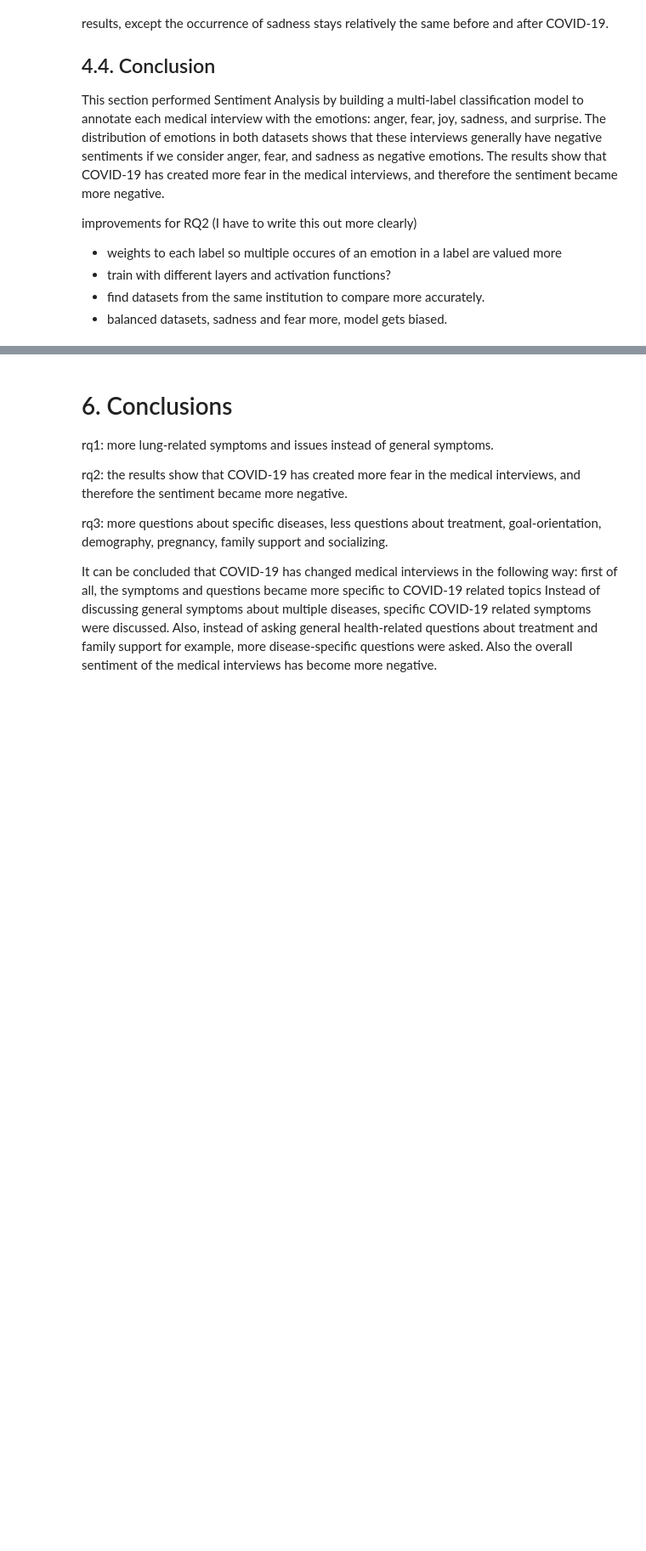
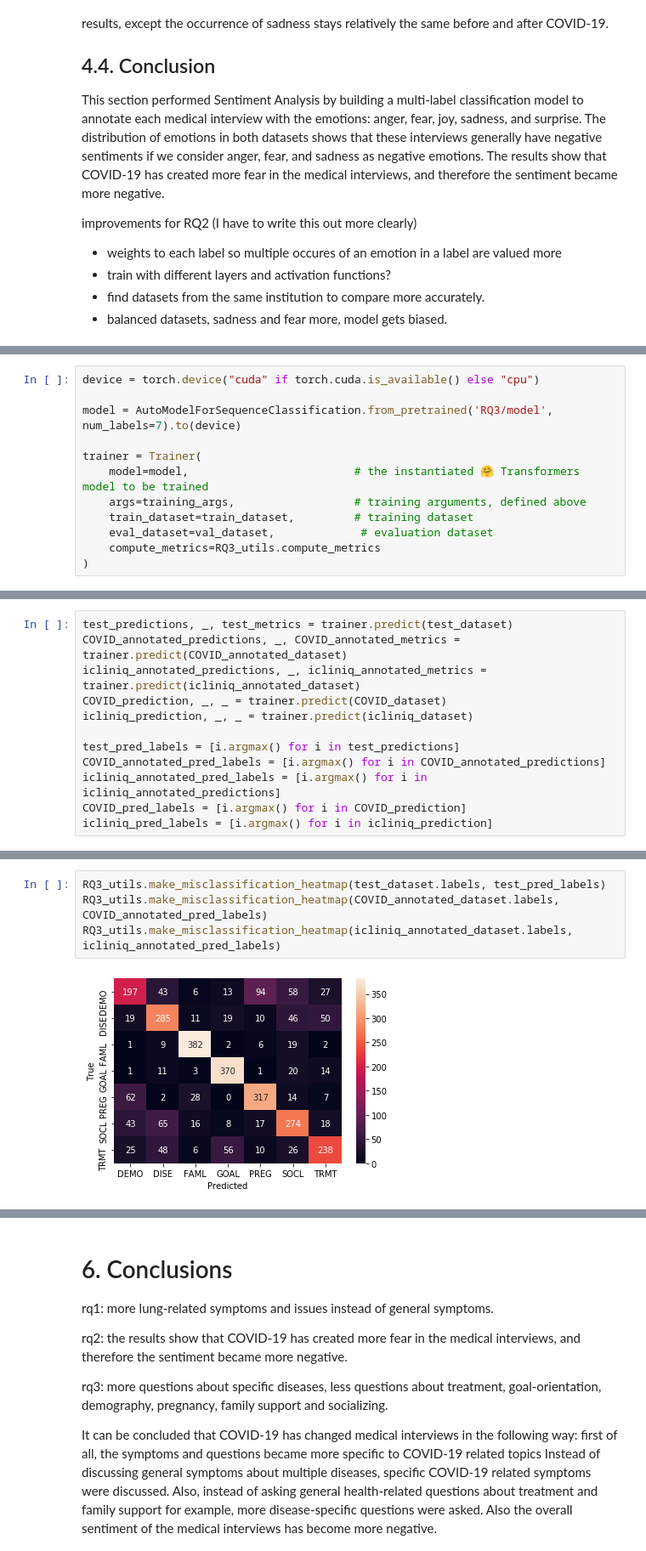
Before and after one commit to dilaratank/LSDP2021-Group2, a Jupyter notebook: LSPD-group2.ipynb, the cells around one changed output, grey strips where cells are left out. Shown at 85% size. Drawn from its saved outputs; the diff is of its cells as text; blank space fills up the shorter version.

```diff
--- a/LSPD-group2.ipynb
+++ b/LSPD-group2.ipynb
@@ -682,0 +859,12 @@ improvements for RQ2 (I have to write this out more clearly)
+# %%
+device = torch.device("cuda" if torch.cuda.is_available() else "cpu")
+
+model = AutoModelForSequenceClassification.from_pretrained('RQ3/model', num_labels=7).to(device)
+
+trainer = Trainer(
+    model=model,                         # the instantiated 🤗 Transformers model to be trained
+    args=training_args,                  # training arguments, defined above
+    train_dataset=train_dataset,         # training dataset
+    eval_dataset=val_dataset,             # evaluation dataset
+    compute_metrics=RQ3_utils.compute_metrics
+)
@@ -682,0 +885,12 @@ improvements for RQ2 (I have to write this out more clearly)
+# %%
+test_predictions, _, test_metrics = trainer.predict(test_dataset)
+COVID_annotated_predictions, _, COVID_annotated_metrics = trainer.predict(COVID_annotated_dataset)
+icliniq_annotated_predictions, _, icliniq_annotated_metrics = trainer.predict(icliniq_annotated_dataset)
+COVID_prediction, _, _ = trainer.predict(COVID_dataset)
+icliniq_prediction, _, _ = trainer.predict(icliniq_dataset)
+
+test_pred_labels = [i.argmax() for i in test_predictions]
+COVID_annotated_pred_labels = [i.argmax() for i in COVID_annotated_predictions]
+icliniq_annotated_pred_labels = [i.argmax() for i in icliniq_annotated_predictions]
+COVID_pred_labels = [i.argmax() for i in COVID_prediction]
+icliniq_pred_labels = [i.argmax() for i in icliniq_prediction]
@@ -682,0 +946,6 @@ improvements for RQ2 (I have to write this out more clearly)
+# %%
+RQ3_utils.make_misclassification_heatmap(test_dataset.labels, test_pred_labels)
+RQ3_utils.make_misclassification_heatmap(COVID_annotated_dataset.labels, COVID_annotated_pred_labels)
+RQ3_utils.make_misclassification_heatmap(icliniq_annotated_dataset.labels, icliniq_annotated_pred_labels)
+# %% [output]
+[figure, added]
```
Also changed, not shown: parts of 34 cells of this notebook, 7 other files.
